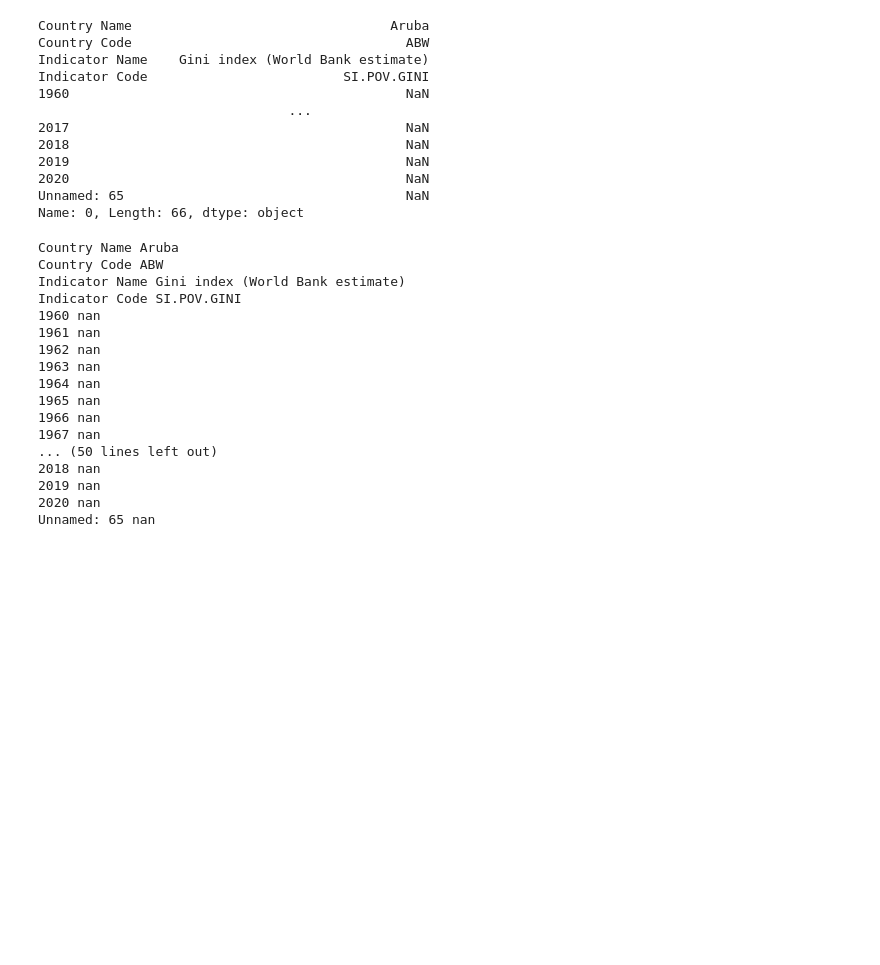
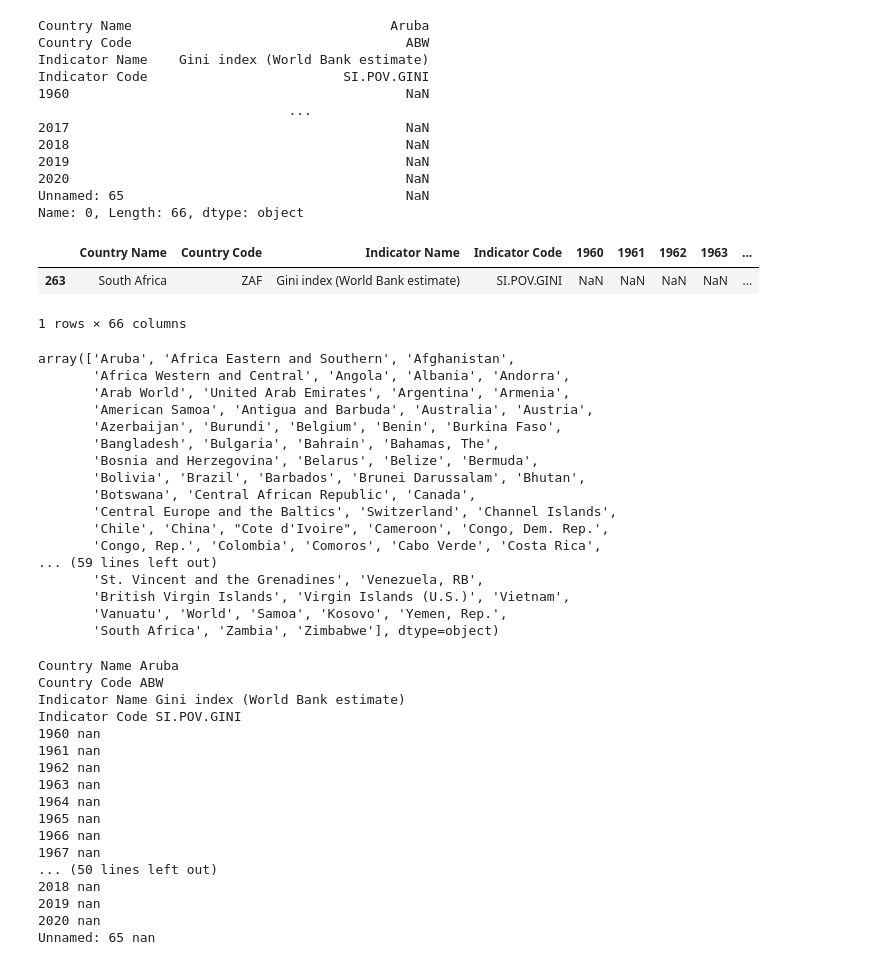
Before and after one commit to Malai237/cs103a-cpa01, a Jupyter notebook: cpa01.ipynb, the cells around one changed output. Drawn from its saved outputs; the diff is of its cells as text; code cells hidden in the pictures; blank space fills up the shorter version.

```diff
--- a/cpa01.ipynb
+++ b/cpa01.ipynb
@@ -45,6 +46,30 @@ Indicator Code                         SI.POV.GINI
 2020                                           NaN
 Unnamed: 65                                    NaN
 Name: 0, Length: 66, dtype: object
+# %%
+display(gini[gini['Country Name']=='South Africa'])
+gini['Country Name'].unique()
+# %% [output]
+|  | Country Name | Country Code | Indicator Name | Indicator Code | 1960 | 1961 | 1962 | 1963 | ... |
+| 263 | South Africa | ZAF | Gini index (World Bank estimate) | SI.POV.GINI | NaN | NaN | NaN | NaN | ... |
+1 rows × 66 columns
+array(['Aruba', 'Africa Eastern and Southern', 'Afghanistan',
+       'Africa Western and Central', 'Angola', 'Albania', 'Andorra',
+       'Arab World', 'United Arab Emirates', 'Argentina', 'Armenia',
+       'American Samoa', 'Antigua and Barbuda', 'Australia', 'Austria',
+       'Azerbaijan', 'Burundi', 'Belgium', 'Benin', 'Burkina Faso',
+       'Bangladesh', 'Bulgaria', 'Bahrain', 'Bahamas, The',
+       'Bosnia and Herzegovina', 'Belarus', 'Belize', 'Bermuda',
+       'Bolivia', 'Brazil', 'Barbados', 'Brunei Darussalam', 'Bhutan',
+       'Botswana', 'Central African Republic', 'Canada',
+       'Central Europe and the Baltics', 'Switzerland', 'Channel Islands',
+       'Chile', 'China', "Cote d'Ivoire", 'Cameroon', 'Congo, Dem. Rep.',
+       'Congo, Rep.', 'Colombia', 'Comoros', 'Cabo Verde', 'Costa Rica',
+... (59 lines left out)
+       'St. Vincent and the Grenadines', 'Venezuela, RB',
+       'British Virgin Islands', 'Virgin Islands (U.S.)', 'Vietnam',
+       'Vanuatu', 'World', 'Samoa', 'Kosovo', 'Yemen, Rep.',
+       'South Africa', 'Zambia', 'Zimbabwe'], dtype=object)
 # %%
 for key in gini.columns:
     print(key,row0[key])
```
Also changed, not shown: parts of 6 cells of this notebook.
